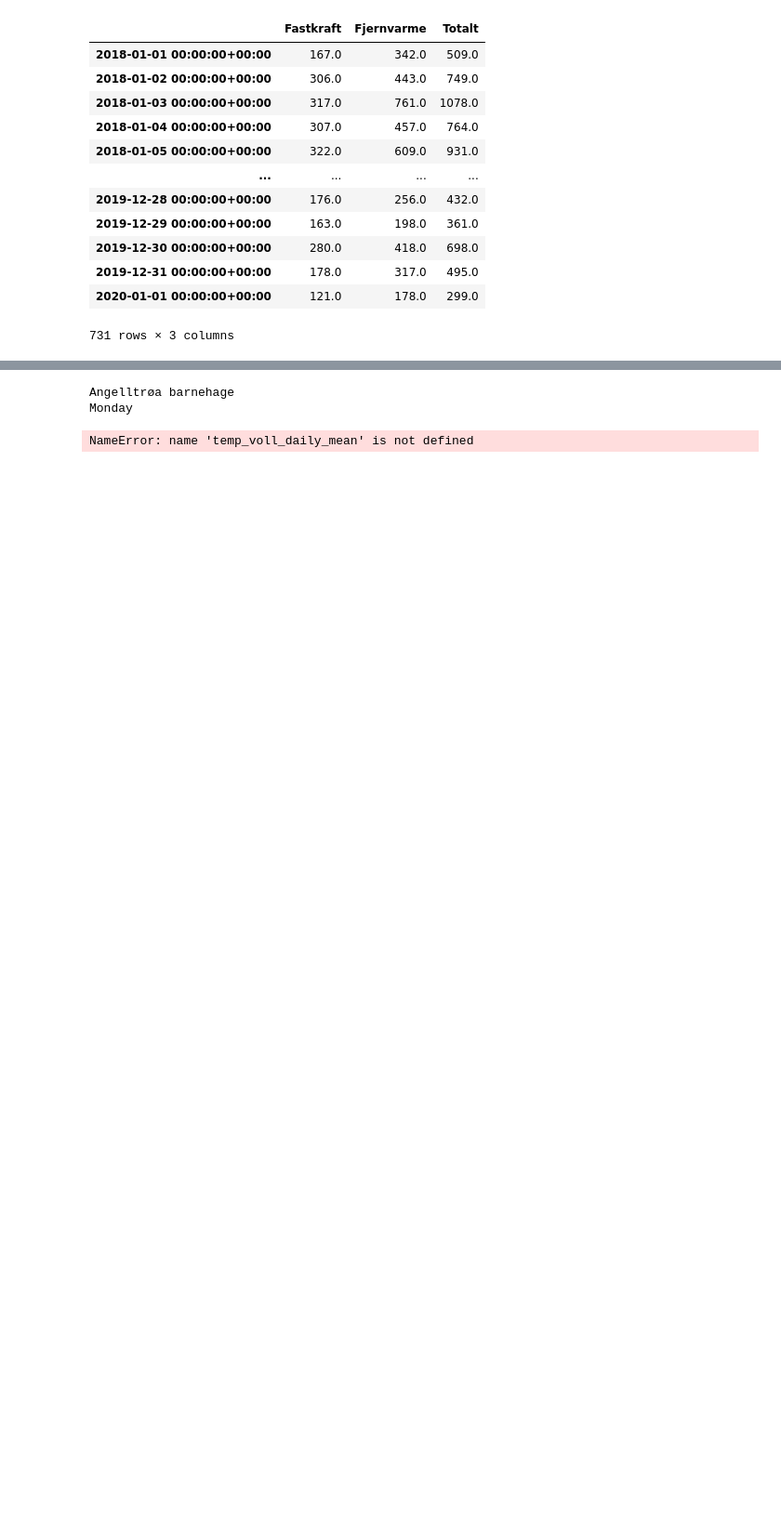
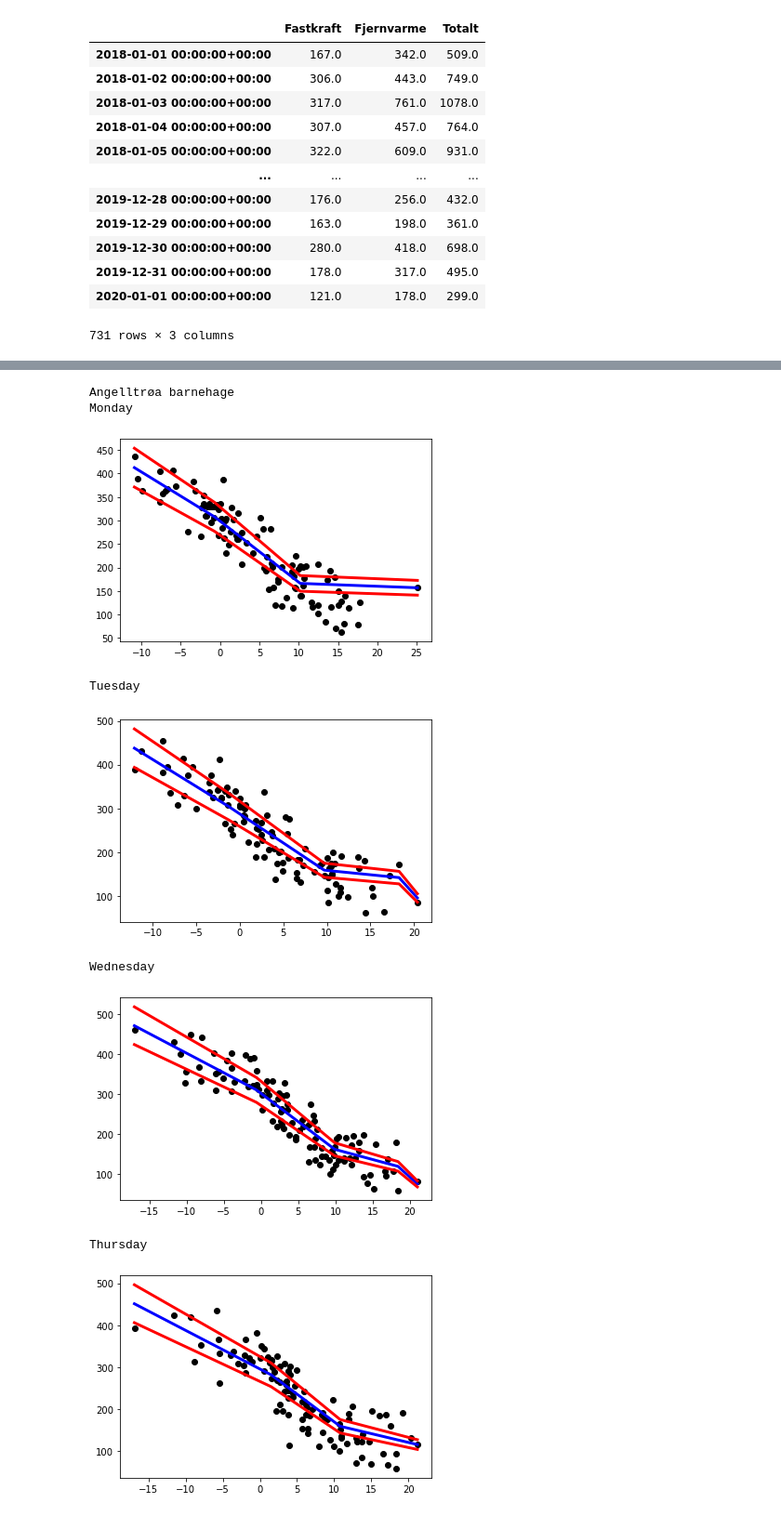
Before and after one commit to dagokl/trdk02_energy_consumption_anomalies_pipeline, a Jupyter notebook: generate_et_cureves.ipynb, the cells around one changed output, grey strips where cells are left out. Shown at 93% size. Drawn from its saved outputs; the diff is of its cells as text; code cells hidden in the pictures; blank space fills up the shorter version.

Commit message:
et curve node and get temp from clarify

```diff
--- a/generate_et_cureves.ipynb
+++ b/generate_et_cureves.ipynb
@@ -5,7 +7,8 @@ import time
 # %%
 data = orchest.get_inputs()
 # %%
-energy_consumption_dfs = data['energy_consumption']
+energy_consumption_dfs = data['clarify_data']['energy_consumption']
+temperature_df = data['clarify_data']['temperature']
 # %%
 energy_consumption_dfs['daily']['Blomsterbyen barnehage']
 # %% [output]
@@ -119,23 +138,29 @@ for building_name in energy_consumption_dfs['daily'].keys():
 # %%
 week_days = ['Monday','Tuesday','Wednesday','Thursday','Friday','Saturday','Sunday']
 
 i = 0
 et_curves_day_of_week = {}
 for name, day_of_week_dfs in energy_consumption_day_of_week_dfs.items():
 
     i += 1
     num_to_plot = 4
     if i < num_to_plot:
         print(name)
 
     et_curves_day_of_week[name] = {}
 
     for day_of_week, consumption_df in day_of_week_dfs.items():
         if i < num_to_plot:
             print(week_days[day_of_week])
-        building_et_curve = generate_et_curve(consumption_df['Totalt'], temp_voll_daily_mean, 50, i < num_to_plot)
+        building_et_curve = generate_et_curve(consumption_df['Totalt'], temperature_df['hourly']['Voll TAN'], 50, i < num_to_plot)
         et_curves_day_of_week[name][day_of_week] = building_et_curve
 # %% [output]
 Angelltrøa barnehage
 Monday
+[figure, added]
-NameError: name 'temp_voll_daily_mean' is not defined
+Tuesday
+[figure, added]
+Wednesday
+[figure, added]
+Thursday
+[figure, added]
```
Also changed, not shown: parts of 5 cells of this notebook, 2 other files.
